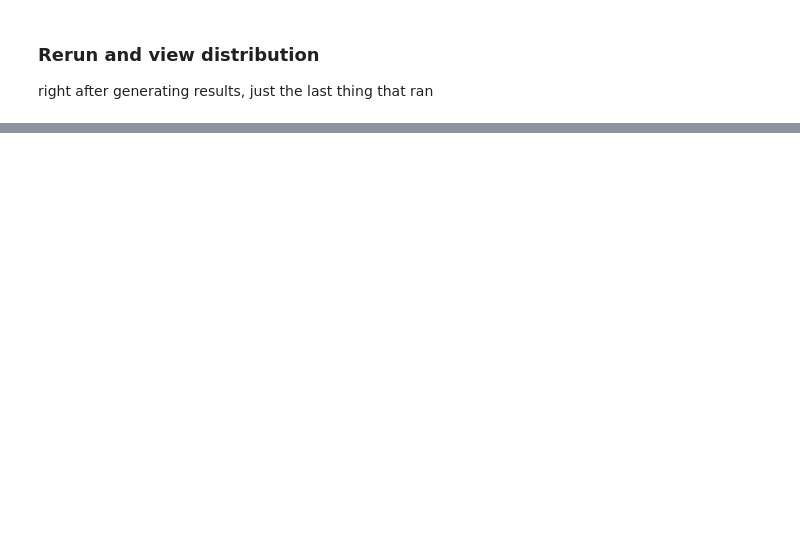
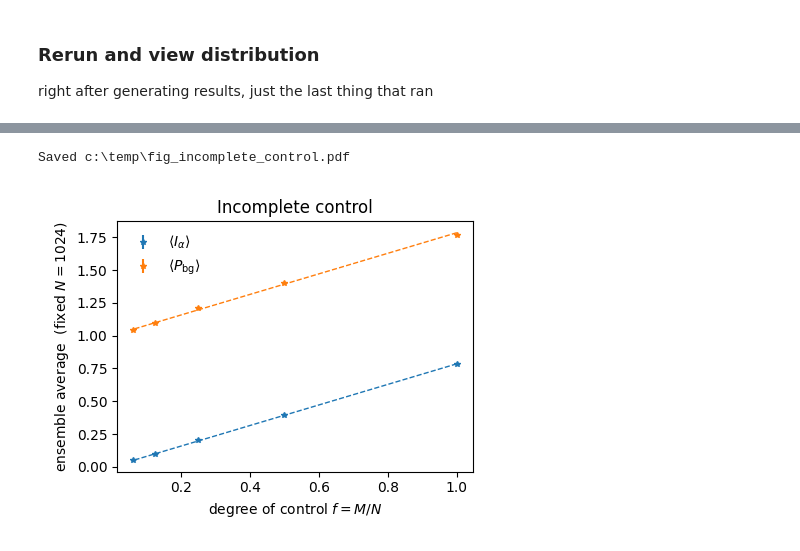
Before and after one commit to rubiaek/qwfs2, a Jupyter notebook: qwfs/contrast.ipynb, the cells around one changed output, grey strips where cells are left out. Saved outputs shown, nothing was run; the diff lists cells and outputs as text; code cells hidden in the pictures; blank space fills up the shorter version.

```diff
--- a/qwfs/contrast.ipynb
+++ b/qwfs/contrast.ipynb
@@ -103,0 +245,18 @@ print(np.mean(np.abs(v[0])**2), np.mean(bg))
+# %%
+fig2, ax2 = plt.subplots(figsize=(4.5, 3.5))
+ax2.errorbar(fs, I_f, I_std, label=r"$\langle I_\alpha\rangle$", linestyle='none', markersize=4, marker='*')
+ax2.errorbar(fs, P_f, P_std, label=r"$\langle P_{\mathrm{bg}}\rangle$", linestyle='none', markersize=4, marker='*')
+ax2.plot(fs, (np.pi/4)*fs,       ls="--", lw=1, c="C0")             # theory I_alpha
+ax2.plot(fs, 1+(np.pi/4)*fs,     ls="--", lw=1, c="C1")             # theory P_bg
+ax2.set_xlabel(r"degree of control $f=M/N$")
+ax2.set_ylabel("ensemble average  (fixed $N=1024$)")
+ax2.set_title("Incomplete control")
+ax2.legend(frameon=False)
+fig2.tight_layout()
+fig2.savefig(r"c:\temp\fig_incomplete_control.pdf")
+print(r"Saved c:\temp\fig_incomplete_control.pdf")
+
+plt.show()
+# %% [output]
+Saved c:\temp\fig_incomplete_control.pdf
+[figure, added]
```
Also changed, not shown: parts of 14 cells of this notebook.
